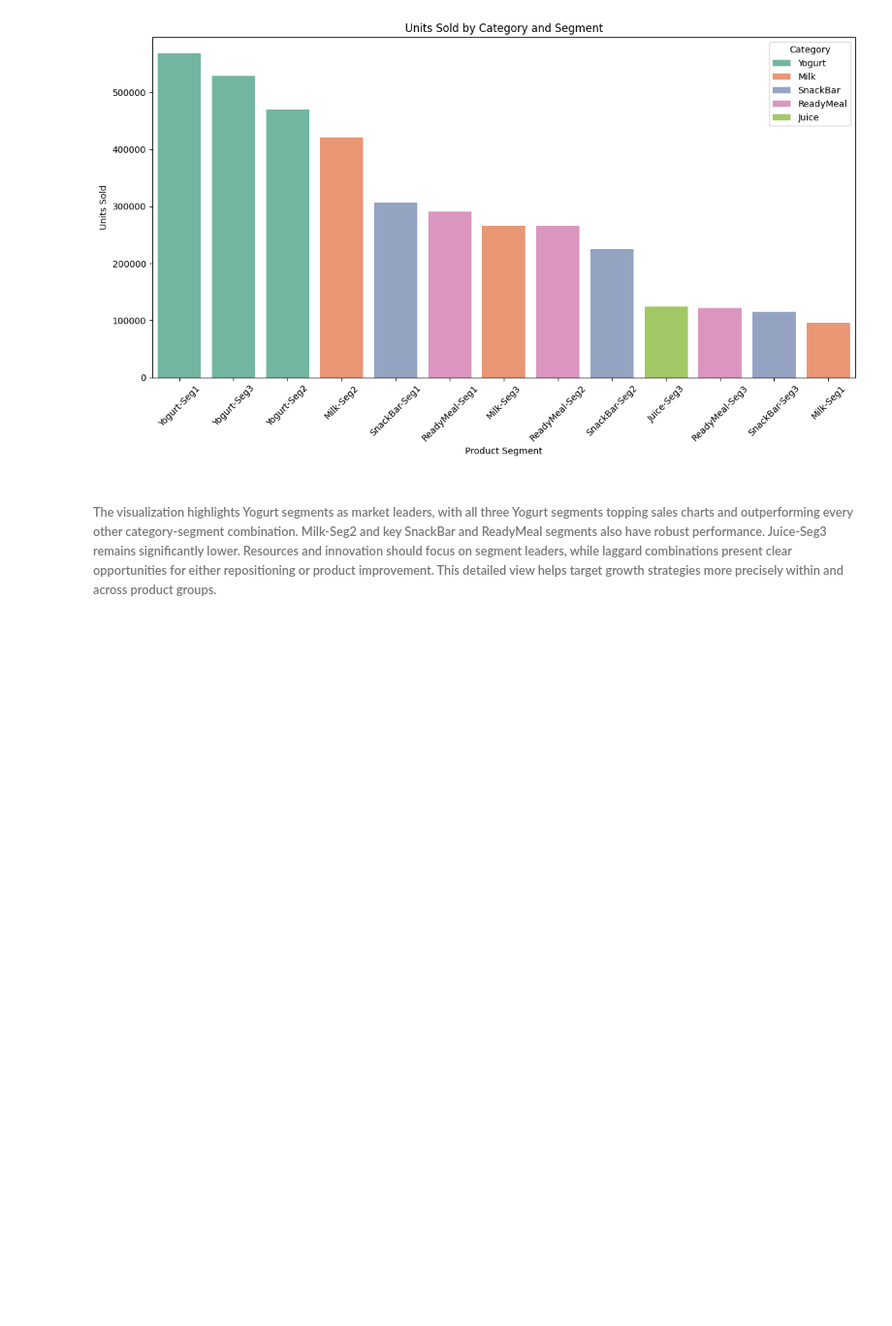
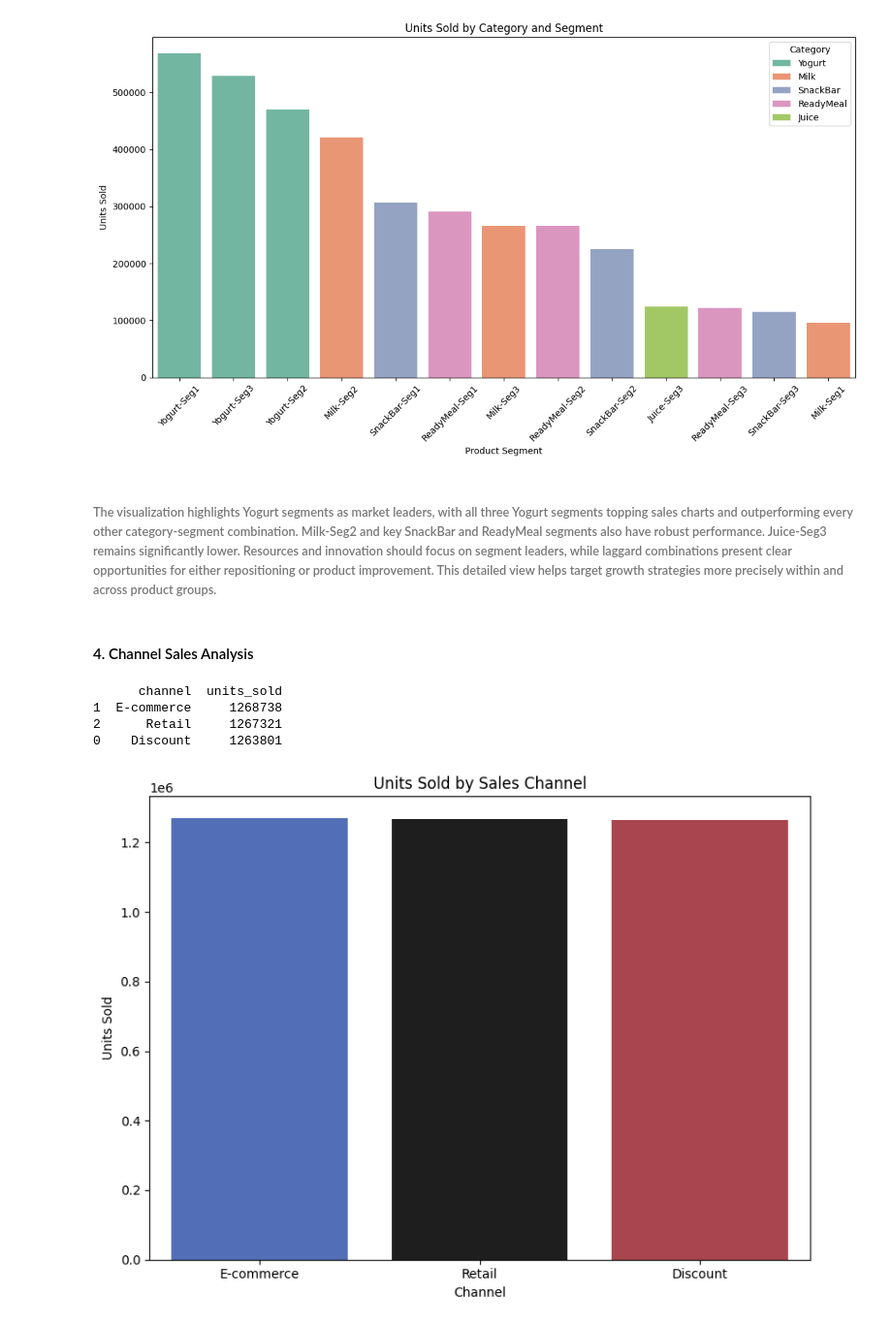
Before and after one commit to bettk-io/DA, a Jupyter notebook: FMCG_industry/EDA_and_business_insights/FMCG_notebook.ipynb, the cells around one changed output. Shown: that part at 97% size. Cells and saved outputs as stored; diff of their text form; code cells hidden in the pictures; blank space fills up the shorter version.

```diff
--- a/FMCG_industry/EDA_and_business_insights/FMCG_notebook.ipynb
+++ b/FMCG_industry/EDA_and_business_insights/FMCG_notebook.ipynb
@@ -464,0 +456,21 @@ plt.show()
+# %% [markdown]
+#### 4. Channel Sales Analysis
+# %%
+# Compare sales performance across different channels
+sales_performance_by_channels = fmcg_df.groupby('channel')['units_sold'].sum().reset_index().sort_values(by='units_sold', ascending=False)
+print(sales_performance_by_channels)
+
+# Visualize sales performance by channel
+plt.figure(figsize=(8,6))
+sns.barplot(data=sales_performance_by_channels, x='channel', y='units_sold', palette='icefire', hue='channel', dodge=False)
+plt.title('Units Sold by Sales Channel')
+plt.xlabel('Channel')
+plt.ylabel('Units Sold')
+plt.tight_layout()
+plt.show()
+# %% [output]
+      channel  units_sold
+1  E-commerce     1268738
+2      Retail     1267321
+0    Discount     1263801
+[figure, added]
```
Also changed, not shown: parts of 17 cells of this notebook.
